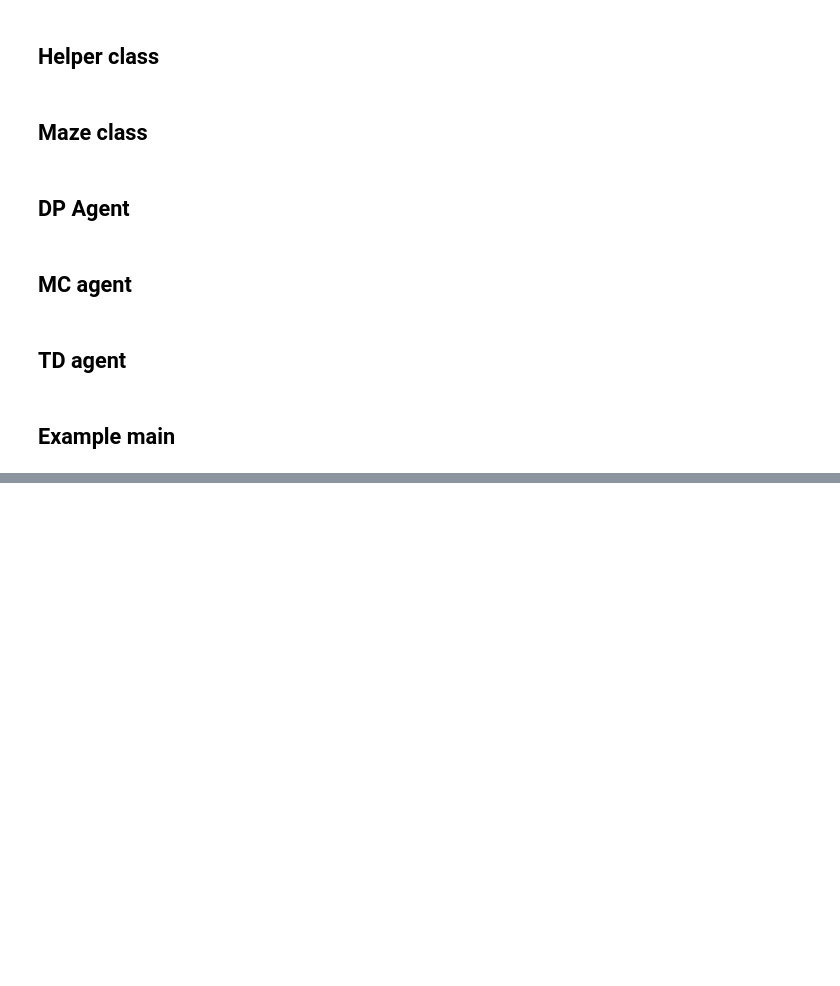
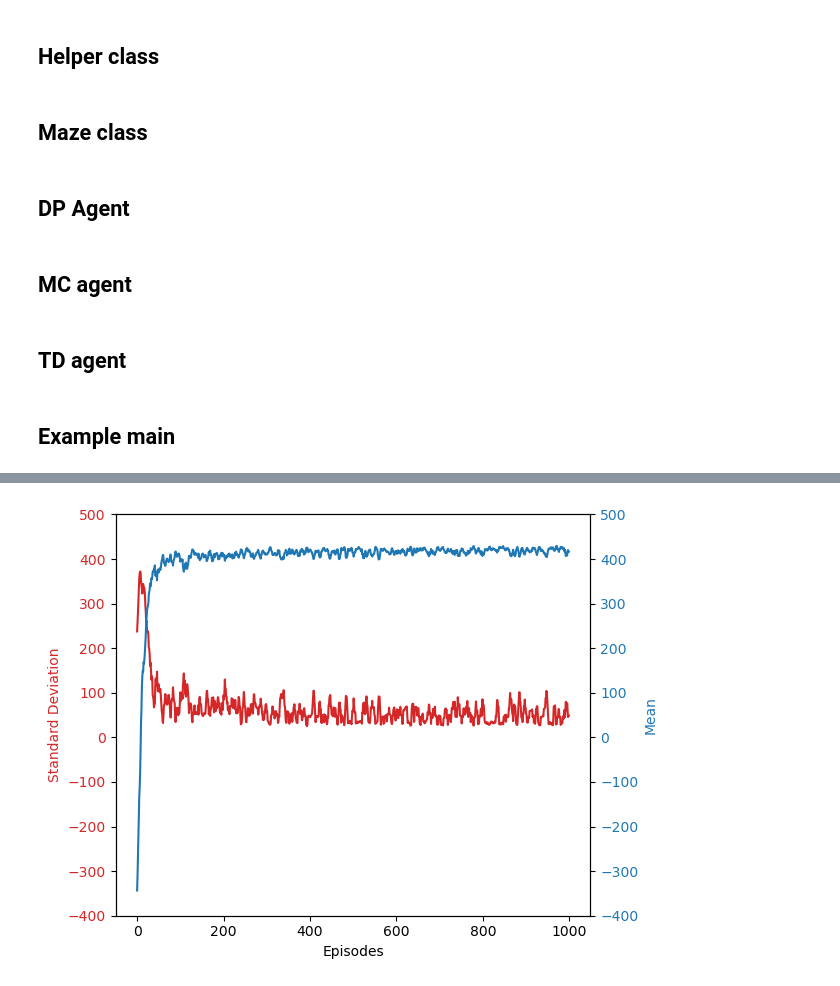
Before and after one commit to andyfu-xl/RL_CW1, a Jupyter notebook: coursework_1_maze.ipynb, the cells around one changed output, grey strips where cells are left out. Saved outputs shown, nothing was run; the diff lists cells and outputs as text; code cells hidden in the pictures; blank space fills up the shorter version.

```diff
--- a/coursework_1_maze.ipynb
+++ b/coursework_1_maze.ipynb
@@ -723,0 +703,37 @@ IndexError: list index out of range
+# %%
+r = np.loadtxt("test2.txt")
+means = np.zeros(len(r[0])+4)
+vars = np.zeros(len(r[0])+4)
+save_t = r.T
+for i in range(len(save_t)):
+    means[i+2] = save_t[i].mean()
+    vars[i+2] = save_t[i].std()
+means[0] = means[2]
+means[1] = means[2]
+means[-1] = means[-3]
+means[-2] = means[-3]
+vars[0] = vars[2]
+vars[1] = vars[2]
+vars[-1] = vars[-3]
+vars[-2] = vars[-3]
+fig, ax1 = plt.subplots()
+
+color = 'tab:red'
+ax1.set_xlabel('Episodes')
+ax1.set_ylabel('Standard Deviation', color=color)
+ax1.plot(np.convolve(vars, np.ones(5)/5,'valid'), color=color)
+ax1.tick_params(axis='y', labelcolor=color)
+ax1.set_ylim(-400, 500)
+
+ax2 = ax1.twinx()  # instantiate a second axes that shares the same x-axis
+
+color = 'tab:blue'
+ax2.set_ylabel('Mean', color=color)  # we already handled the x-label with ax1
+ax2.plot(np.convolve(means, np.ones(5)/5,'valid'), color=color)
+ax2.tick_params(axis='y', labelcolor=color)
+ax2.set_ylim(-400, 500)
+
+fig.tight_layout()  # otherwise the right y-label is slightly clipped
+plt.show()
+# %% [output]
+[figure, added]
```
Also changed, not shown: parts of 10 cells of this notebook.
